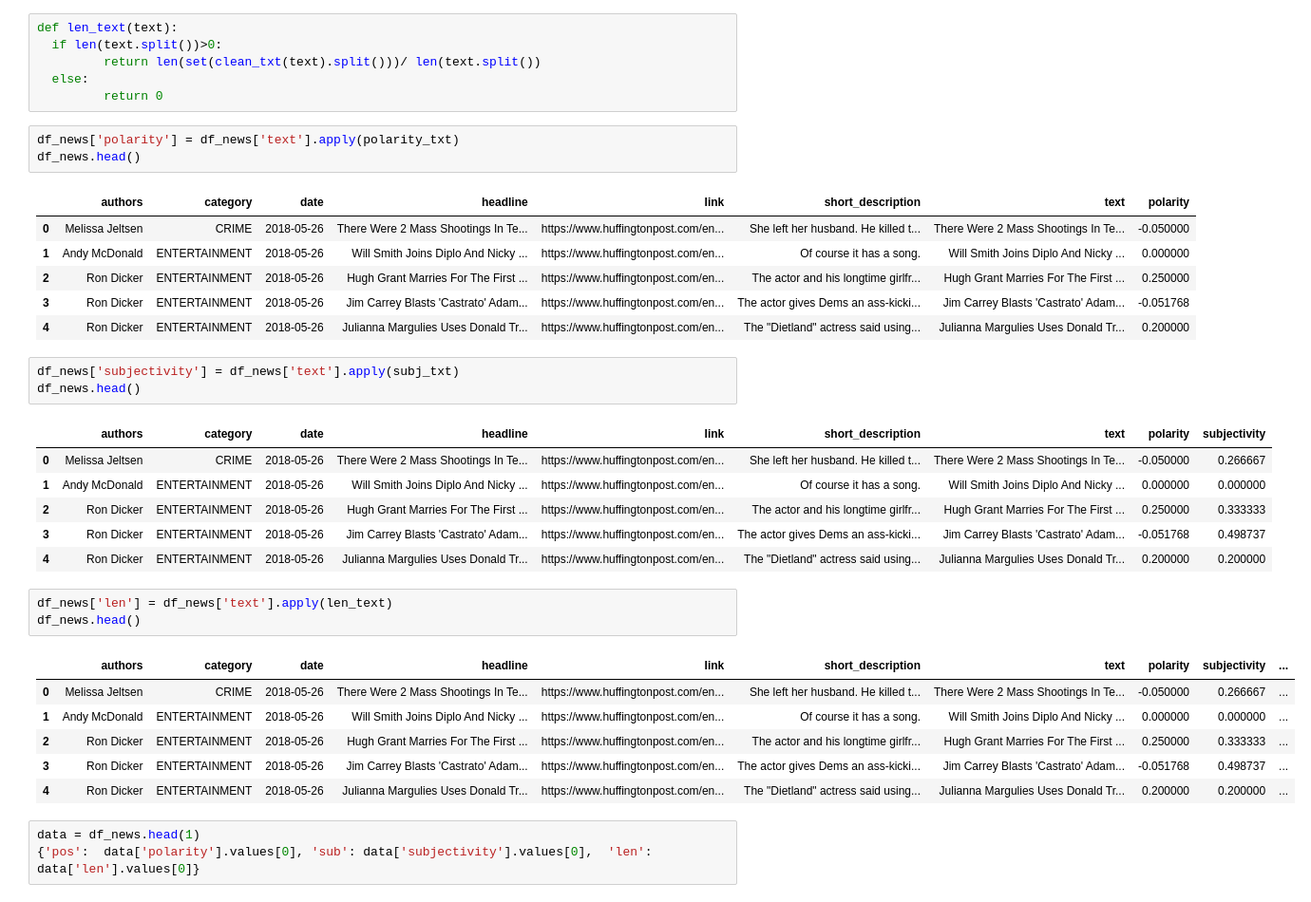
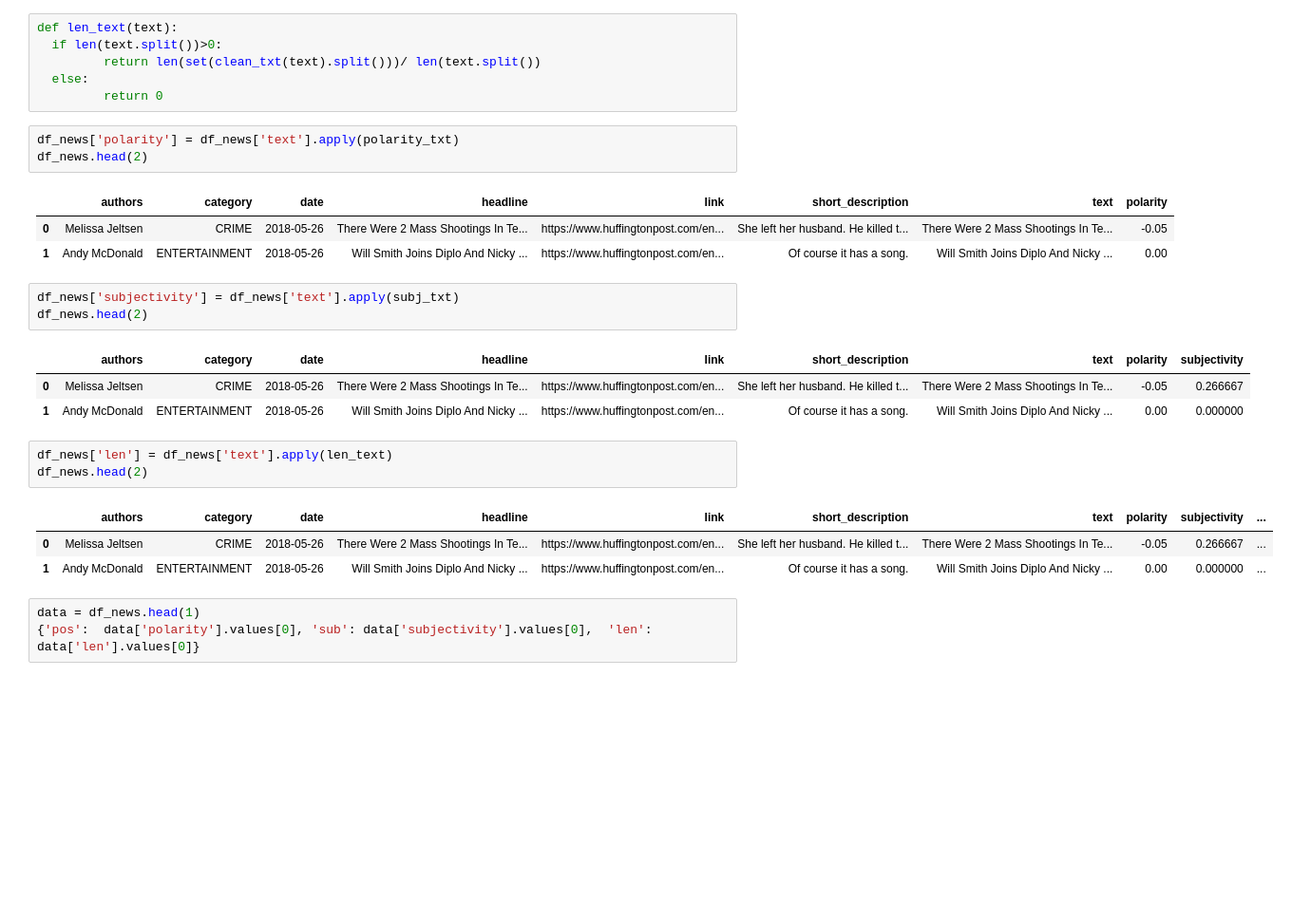
Before and after one commit to ArmandDS/news_category, a Jupyter notebook: News_Analysis_AO.ipynb, the cells around one changed output. Shown at 95% size. Cells and saved outputs as stored; diff of their text form; blank space fills up the shorter version.

```diff
--- a/News_Analysis_AO.ipynb
+++ b/News_Analysis_AO.ipynb
@@ -168,34 +173,25 @@ def len_text(text):
          return 0
 # %%
 df_news['polarity'] = df_news['text'].apply(polarity_txt)
-df_news.head()
+df_news.head(2)
 # %% [output]
 |  | authors | category | date | headline | link | short_description | text | polarity |
-| 0 | Melissa Jeltsen | CRIME | 2018-05-26 | There Were 2 Mass Shootings In Te... | https://www.huffingtonpost.com/en... | She left her husband. He killed t... | There Were 2 Mass Shootings In Te... | -0.050000 |
-| 1 | Andy McDonald | ENTERTAINMENT | 2018-05-26 | Will Smith Joins Diplo And Nicky ... | https://www.huffingtonpost.com/en... | Of course it has a song. | Will Smith Joins Diplo And Nicky ... | 0.000000 |
-| 2 | Ron Dicker | ENTERTAINMENT | 2018-05-26 | Hugh Grant Marries For The First ... | https://www.huffingtonpost.com/en... | The actor and his longtime girlfr... | Hugh Grant Marries For The First ... | 0.250000 |
-| 3 | Ron Dicker | ENTERTAINMENT | 2018-05-26 | Jim Carrey Blasts 'Castrato' Adam... | https://www.huffingtonpost.com/en... | The actor gives Dems an ass-kicki... | Jim Carrey Blasts 'Castrato' Adam... | -0.051768 |
-| 4 | Ron Dicker | ENTERTAINMENT | 2018-05-26 | Julianna Margulies Uses Donald Tr... | https://www.huffingtonpost.com/en... | The "Dietland" actress said using... | Julianna Margulies Uses Donald Tr... | 0.200000 |
+| 0 | Melissa Jeltsen | CRIME | 2018-05-26 | There Were 2 Mass Shootings In Te... | https://www.huffingtonpost.com/en... | She left her husband. He killed t... | There Were 2 Mass Shootings In Te... | -0.05 |
+| 1 | Andy McDonald | ENTERTAINMENT | 2018-05-26 | Will Smith Joins Diplo And Nicky ... | https://www.huffingtonpost.com/en... | Of course it has a song. | Will Smith Joins Diplo And Nicky ... | 0.00 |
 # %%
 df_news['subjectivity'] = df_news['text'].apply(subj_txt)
-df_news.head()
+df_news.head(2)
 # %% [output]
 |  | authors | category | date | headline | link | short_description | text | polarity | subjectivity |
-| 0 | Melissa Jeltsen | CRIME | 2018-05-26 | There Were 2 Mass Shootings In Te... | https://www.huffingtonpost.com/en... | She left her husband. He killed t... | There Were 2 Mass Shootings In Te... | -0.050000 | 0.266667 |
-| 1 | Andy McDonald | ENTERTAINMENT | 2018-05-26 | Will Smith Joins Diplo And Nicky ... | https://www.huffingtonpost.com/en... | Of course it has a song. | Will Smith Joins Diplo And Nicky ... | 0.000000 | 0.000000 |
-| 2 | Ron Dicker | ENTERTAINMENT | 2018-05-26 | Hugh Grant Marries For The First ... | https://www.huffingtonpost.com/en... | The actor and his longtime girlfr... | Hugh Grant Marries For The First ... | 0.250000 | 0.333333 |
-| 3 | Ron Dicker | ENTERTAINMENT | 2018-05-26 | Jim Carrey Blasts 'Castrato' Adam... | https://www.huffingtonpost.com/en... | The actor gives Dems an ass-kicki... | Jim Carrey Blasts 'Castrato' Adam... | -0.051768 | 0.498737 |
-| 4 | Ron Dicker | ENTERTAINMENT | 2018-05-26 | Julianna Margulies Uses Donald Tr... | https://www.huffingtonpost.com/en... | The "Dietland" actress said using... | Julianna Margulies Uses Donald Tr... | 0.200000 | 0.200000 |
+| 0 | Melissa Jeltsen | CRIME | 2018-05-26 | There Were 2 Mass Shootings In Te... | https://www.huffingtonpost.com/en... | She left her husband. He killed t... | There Were 2 Mass Shootings In Te... | -0.05 | 0.266667 |
+| 1 | Andy McDonald | ENTERTAINMENT | 2018-05-26 | Will Smith Joins Diplo And Nicky ... | https://www.huffingtonpost.com/en... | Of course it has a song. | Will Smith Joins Diplo And Nicky ... | 0.00 | 0.000000 |
 # %%
 df_news['len'] = df_news['text'].apply(len_text)
-df_news.head()
+df_news.head(2)
 # %% [output]
 |  | authors | category | date | headline | link | short_description | text | polarity | subjectivity | ... |
-| 0 | Melissa Jeltsen | CRIME | 2018-05-26 | There Were 2 Mass Shootings In Te... | https://www.huffingtonpost.com/en... | She left her husband. He killed t... | There Were 2 Mass Shootings In Te... | -0.050000 | 0.266667 | ... |
-| 1 | Andy McDonald | ENTERTAINMENT | 2018-05-26 | Will Smith Joins Diplo And Nicky ... | https://www.huffingtonpost.com/en... | Of course it has a song. | Will Smith Joins Diplo And Nicky ... | 0.000000 | 0.000000 | ... |
-| 2 | Ron Dicker | ENTERTAINMENT | 2018-05-26 | Hugh Grant Marries For The First ... | https://www.huffingtonpost.com/en... | The actor and his longtime girlfr... | Hugh Grant Marries For The First ... | 0.250000 | 0.333333 | ... |
-| 3 | Ron Dicker | ENTERTAINMENT | 2018-05-26 | Jim Carrey Blasts 'Castrato' Adam... | https://www.huffingtonpost.com/en... | The actor gives Dems an ass-kicki... | Jim Carrey Blasts 'Castrato' Adam... | -0.051768 | 0.498737 | ... |
-| 4 | Ron Dicker | ENTERTAINMENT | 2018-05-26 | Julianna Margulies Uses Donald Tr... | https://www.huffingtonpost.com/en... | The "Dietland" actress said using... | Julianna Margulies Uses Donald Tr... | 0.200000 | 0.200000 | ... |
+| 0 | Melissa Jeltsen | CRIME | 2018-05-26 | There Were 2 Mass Shootings In Te... | https://www.huffingtonpost.com/en... | She left her husband. He killed t... | There Were 2 Mass Shootings In Te... | -0.05 | 0.266667 | ... |
+| 1 | Andy McDonald | ENTERTAINMENT | 2018-05-26 | Will Smith Joins Diplo And Nicky ... | https://www.huffingtonpost.com/en... | Of course it has a song. | Will Smith Joins Diplo And Nicky ... | 0.00 | 0.000000 | ... |
 # %%
 data = df_news.head(1)
 {'pos':  data['polarity'].values[0], 'sub': data['subjectivity'].values[0],  'len': data['len'].values[0]}
```
Also changed, not shown: parts of 24 cells of this notebook.
